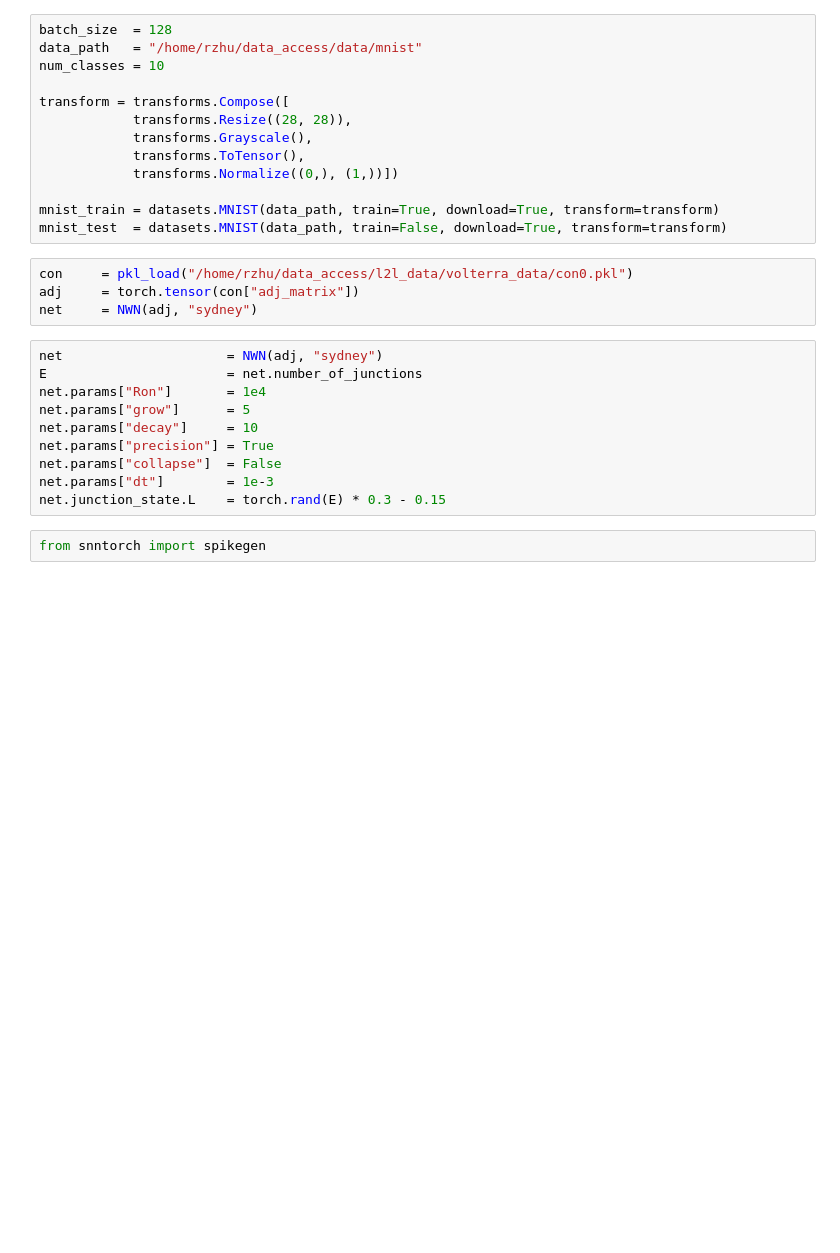
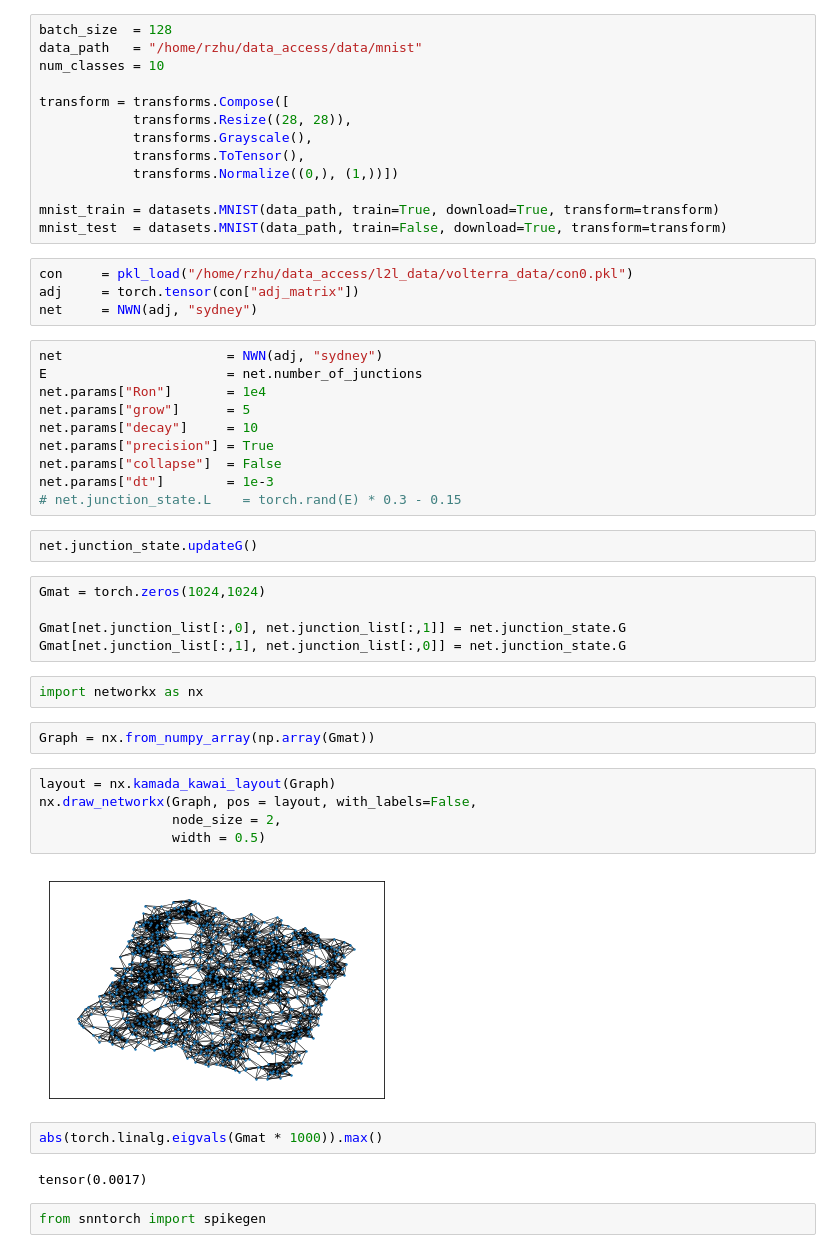
Before and after one commit to rzhu40/nwn_l2l, a Jupyter notebook: demos/demo_spk_MNIST.ipynb, the cells around one changed output. Cells and saved outputs as stored; diff of their text form; blank space fills up the shorter version.

```diff
--- a/demos/demo_spk_MNIST.ipynb
+++ b/demos/demo_spk_MNIST.ipynb
@@ -42,7 +42,29 @@ net.params["decay"]     = 10
 net.params["precision"] = True
 net.params["collapse"]  = False
 net.params["dt"]        = 1e-3
-net.junction_state.L    = torch.rand(E) * 0.3 - 0.15
+# net.junction_state.L    = torch.rand(E) * 0.3 - 0.15
+# %%
+net.junction_state.updateG()
+# %%
+Gmat = torch.zeros(1024,1024)
+
+Gmat[net.junction_list[:,0], net.junction_list[:,1]] = net.junction_state.G
+Gmat[net.junction_list[:,1], net.junction_list[:,0]] = net.junction_state.G
+# %%
+import networkx as nx
+# %%
+Graph = nx.from_numpy_array(np.array(Gmat))
+# %%
+layout = nx.kamada_kawai_layout(Graph)
+nx.draw_networkx(Graph, pos = layout, with_labels=False,
+                 node_size = 2,
+                 width = 0.5)
+# %% [output]
+[figure, added]
+# %%
+abs(torch.linalg.eigvals(Gmat * 1000)).max()
+# %% [output]
+tensor(0.0017)
 # %%
 from snntorch import spikegen
 # %%
```
